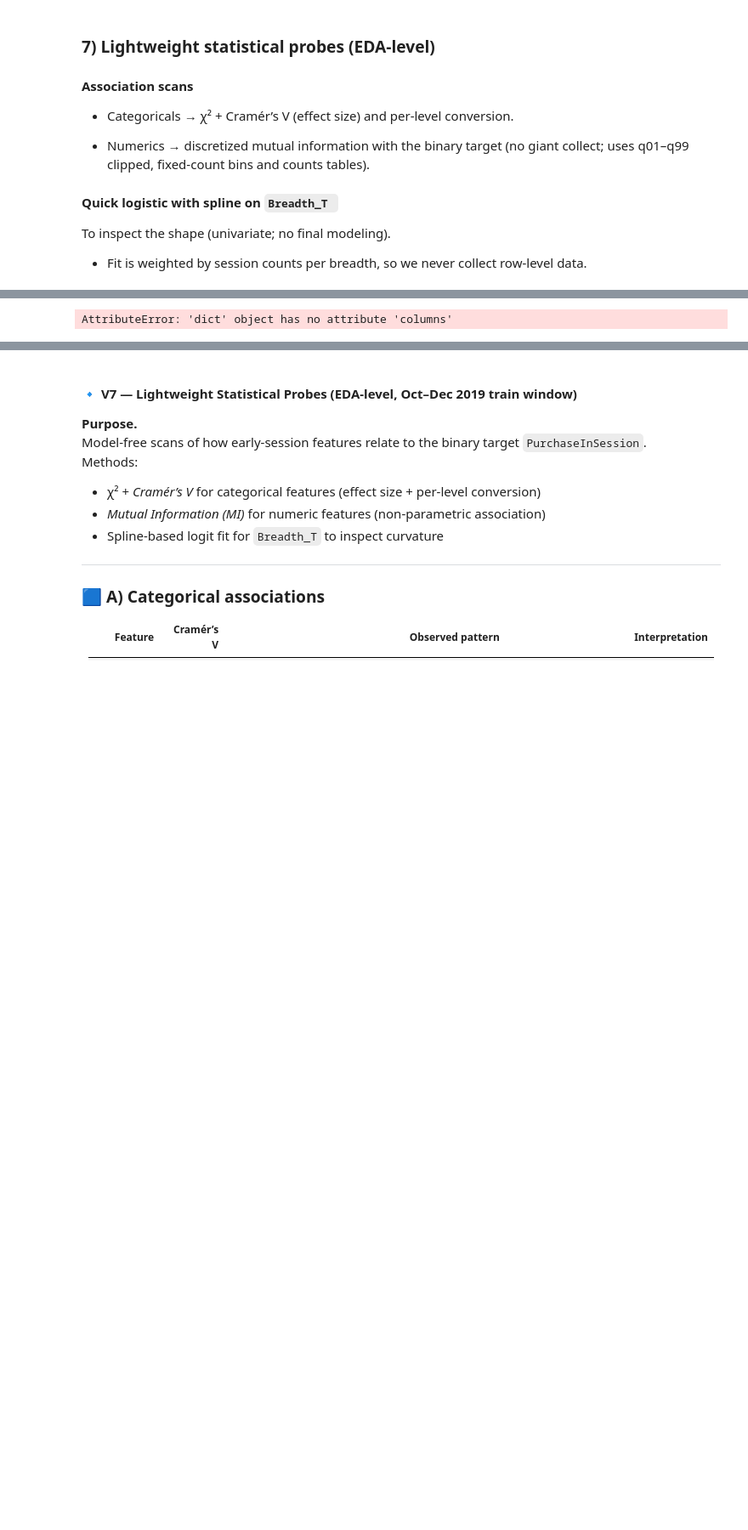
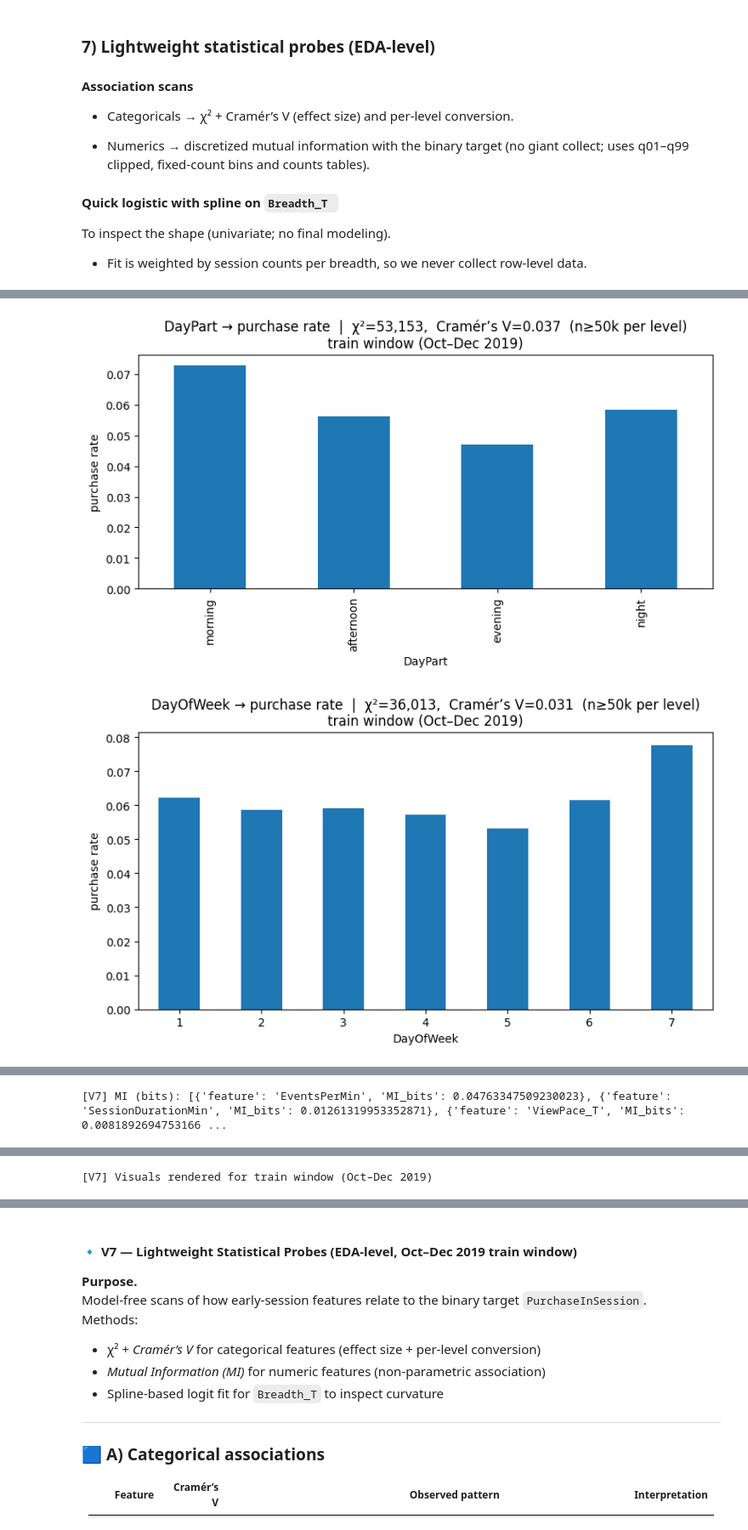
Before and after one commit to pylabview/ml-sandbox-non-production, a Jupyter notebook: notebooks/M2_ EDA V6.ipynb, the cells around one changed output, grey strips where cells are left out. Shown at 85% size. Cells and saved outputs as stored; diff of their text form; code cells hidden in the pictures; blank space fills up the shorter version.

```diff
--- a/notebooks/M2_ EDA V6.ipynb
+++ b/notebooks/M2_ EDA V6.ipynb
@@ -1832,25 +1879,6 @@ import polars as pl
 # Keep peaks calmer on Colab
 os.environ.setdefault("POLARS_MAX_THREADS", "2")
 
-# ---- import config (no side effects in config.py) ----
-CONFIG_DIR = Path("/content/drive/MyDrive/CS539-F25-F02_WPI_ML_Colab/project")
-if str(CONFIG_DIR) not in sys.path:
-    sys.path.insert(0, str(CONFIG_DIR))
-import config
-
-# ---- nice_print fallback (timestamps-first) ----
-if "nice_print" not in globals():
-    from pprint import pformat
-    def nice_print(timestamps, message, obj=None, pl_obj=None, preview=5):
-        ts = timestamps.isoformat(timespec="seconds") if hasattr(timestamps, "isoformat") else str(timestamps)
-        print(f"[{ts}] {message}")
-        if obj is not None:
-            print(pformat(obj, width=100, compact=True))
-        if pl_obj is not None:
-            if isinstance(pl_obj, pl.LazyFrame):
-                df = pl_obj.collect(); print(f"Polars LazyFrame (collected): shape={df.shape}\n{df.head(preview)}")
-            elif isinstance(pl_obj, pl.DataFrame):
-                print(f"Polars DataFrame: shape={pl_obj.shape}\n{pl_obj.head(preview)}")
 
 # ---- params (start small, then scale) ----
 LEAK_MONTHS    = list(getattr(config, "LEAK_MONTHS", [])) or list(getattr(config, "MONTHS", []))
@@ -2767,25 +2795,6 @@ import polars as pl
 # keep peaks calmer on Colab
 os.environ.setdefault("POLARS_MAX_THREADS", "2")
 
-# ---- config import ----
-CONFIG_DIR = Path("/content/drive/MyDrive/CS539-F25-F02_WPI_ML_Colab/project")
-if str(CONFIG_DIR) not in sys.path:
-    sys.path.insert(0, str(CONFIG_DIR))
-import config
-
-# ---- nice_print fallback (timestamps‑first) ----
-if "nice_print" not in globals():
-    from pprint import pformat
-    def nice_print(timestamps, message, obj=None, pl_obj=None, preview=5):
-        ts = timestamps.isoformat(timespec="seconds") if hasattr(timestamps, "isoformat") else str(timestamps)
-        print(f"[{ts}] {message}")
-        if obj is not None:
-            print(pformat(obj, width=100, compact=True))
-        if pl_obj is not None:
-            if isinstance(pl_obj, pl.LazyFrame):
-                df = pl_obj.collect(); print(f"Polars LazyFrame (collected): shape={df.shape}\n{df.head(preview)}")
-            elif isinstance(pl_obj, pl.DataFrame):
-                print(f"Polars DataFrame: shape={pl_obj.shape}\n{pl_obj.head(preview)}")
 
 # ------------------ knobs ------------------
 T                 = int(getattr(config, "T_MIN", 5))
@@ -5768,6 +5780,12 @@ AttributeError: 'LazyFrame' object has no attribute 'groupby'
 # =========================
 import numpy as np, pandas as pd
 import matplotlib.pyplot as plt
+
+if "df_train" not in globals():
+    raise NameError("df_train is not defined; run Cell 8 before Cell 11.")
+df = df_train
+
+
 
 TARGET = "PurchaseInSession"
 assert TARGET in df.columns, "Target not found; re-run Cell 8 to write *_TARGETS caches."
@@ -5875,30 +5893,32 @@ plt.xticks(rotation=45, ha="right"); plt.ylabel("MI (bits)")
 plt.tight_layout(); plt.show()
 print("[V7] MI (bits):", mi_df.to_dict(orient="records"))
 
 # ---------- C) Shape check: Breadth_T → purchase (integer bins + smoothing) ----------
 if "Breadth_T" in df_eda.columns:
     grp = (df_eda.groupby("Breadth_T")[TARGET]
                  .agg(['mean','count'])
                  .rename(columns={'mean':'rate','count':'n'})
                  .sort_index())
 
     MIN_N_PER_POINT = 5_000
     g = grp[grp['n'] >= MIN_N_PER_POINT].copy()
     if not g.empty:
         win = 3  # ← moving-average window for the dashed smoother
         smooth = g['rate'].rolling(window=win, center=True, min_periods=1).mean()
 
         plt.figure(figsize=(9, 5))
         plt.plot(g.index.values, g['rate'].values, marker='o', linestyle='-',
                  label=f"integer rate (n≥{MIN_N_PER_POINT:,})")
         plt.plot(g.index.values, smooth.values, linestyle='--',
                  label=f"smoothed (win={win})")
         plt.title(f"Breadth_T → PurchaseInSession (integer bins)\n{WINDOW_LABEL}")
         plt.xlabel("Breadth_T (integer)"); plt.ylabel("purchase rate")
         plt.legend(loc="upper right", frameon=False)  # explicit legend
         plt.tight_layout(); plt.show()
     else:
         print(f"[V7] No Breadth_T bins with n ≥ {MIN_N_PER_POINT:,} — skipping curve.")
 
 print("[V7] Visuals rendered for", WINDOW_LABEL)
 # %% [output]
+[figure, added]
+[figure, added]
@@ -5905 +5926 @@ print("[V7] Visuals rendered for", WINDOW_LABEL)
-AttributeError: 'dict' object has no attribute 'columns'
+[V7] MI (bits): [{'feature': 'EventsPerMin', 'MI_bits': 0.04763347509230023}, {'feature': 'SessionDurationMin', 'MI_bits': 0.01261319953352871}, {'feature': 'ViewPace_T', 'MI_bits': 0.0081892694753166 ...
@@ -5906,3 +5928,4 @@ AttributeError: 'dict' object has no attribute 'columns'
+[V7] Visuals rendered for train window (Oct–Dec 2019)
 # %%
 # --- Cell 11.1
 # --- Force train window filter (Oct–Dec 2019) for plotting ---
```
Also changed, not shown: parts of 26 cells of this notebook, 18 other files.
